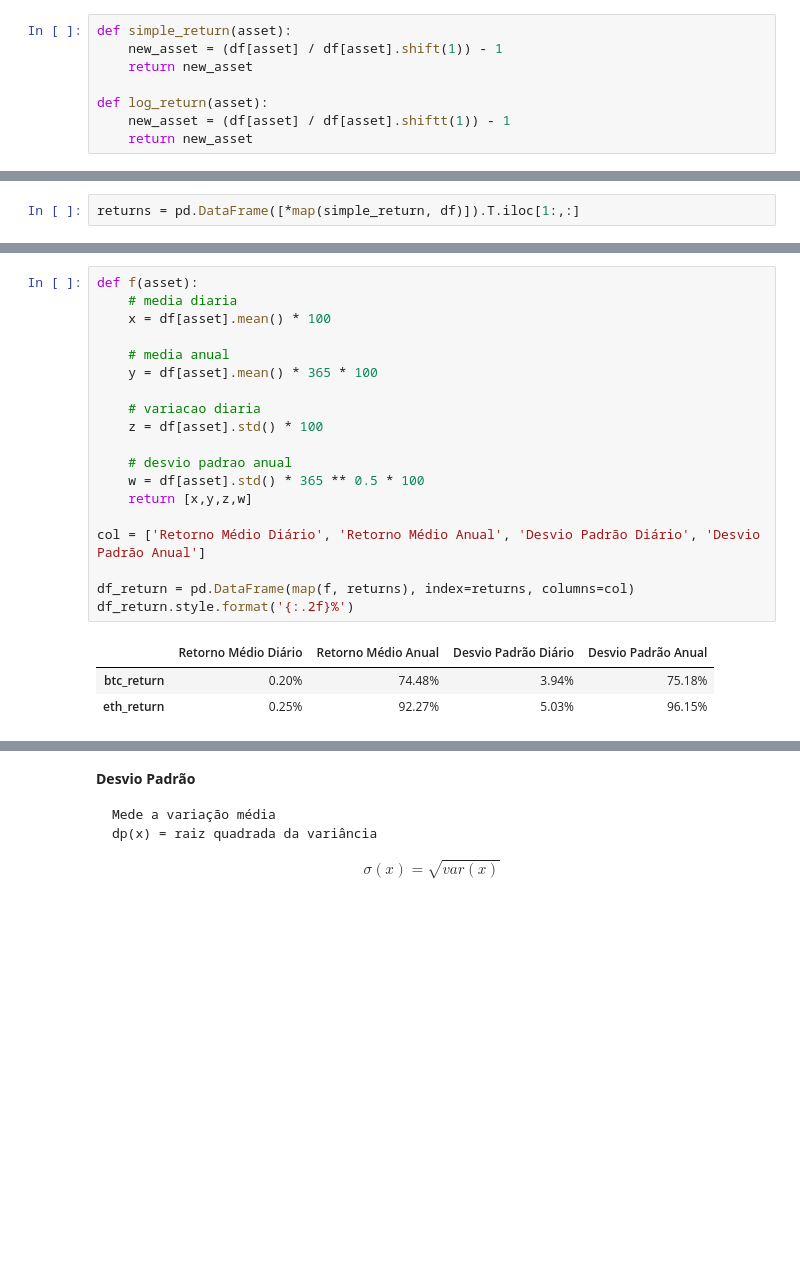
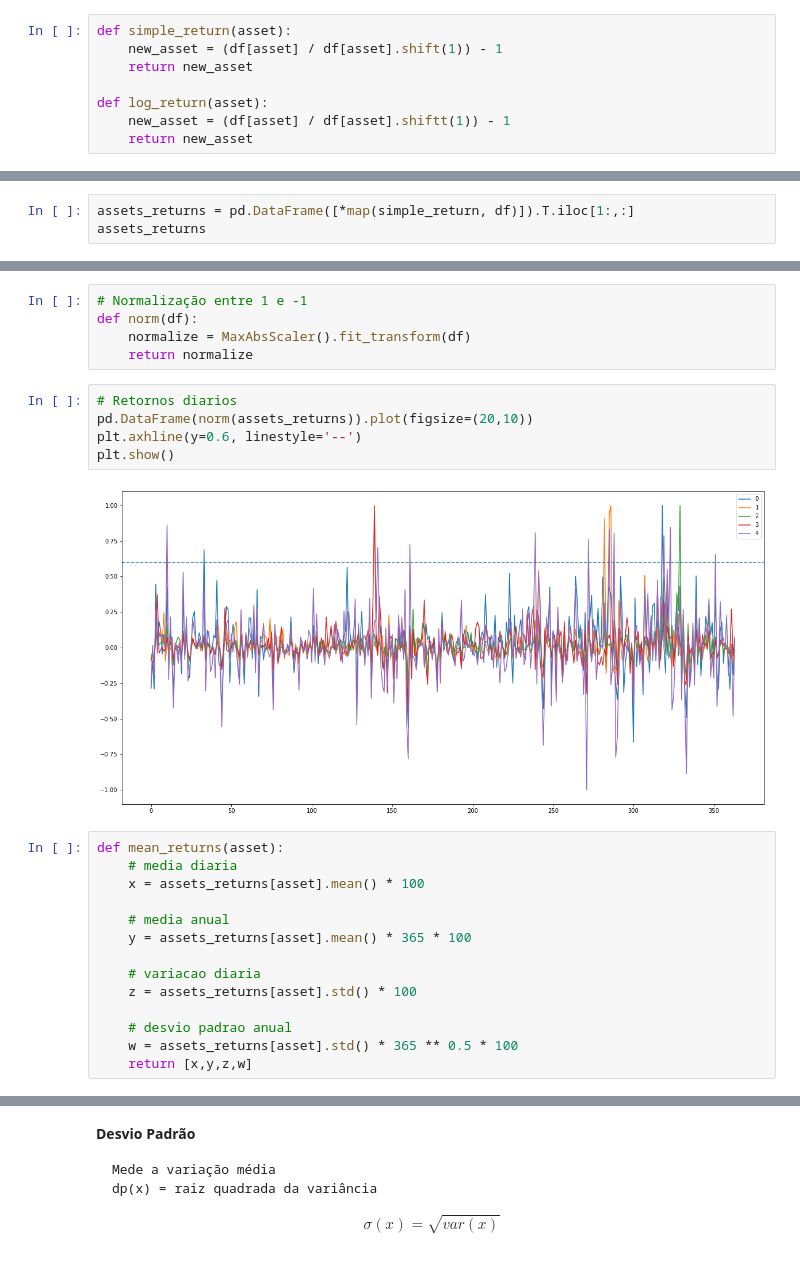
Before and after one commit to olivmath/Q_finance, a Jupyter notebook: criptocurrency_markets.ipynb, the cells around one changed output, grey strips where cells are left out. Cells and saved outputs as stored; diff of their text form; blank space fills up the shorter version.

```diff
--- a/criptocurrency_markets.ipynb
+++ b/criptocurrency_markets.ipynb
@@ -140,2 +114,3 @@ def log_return(asset):
 # %%
-returns = pd.DataFrame([*map(simple_return, df)]).T.iloc[1:,:]
+assets_returns = pd.DataFrame([*map(simple_return, df)]).T.iloc[1:,:]
+assets_returns
@@ -158,23 +131,26 @@ returns
+# %%
+# Normalização entre 1 e -1
+def norm(df):
+    normalize = MaxAbsScaler().fit_transform(df)
+    return normalize
+# %%
+# Retornos diarios
+pd.DataFrame(norm(assets_returns)).plot(figsize=(20,10))
+plt.axhline(y=0.6, linestyle='--')
+plt.show()
+# %% [output]
+[figure, added]
 # %%
-def f(asset):
+def mean_returns(asset):
     # media diaria
-    x = df[asset].mean() * 100
+    x = assets_returns[asset].mean() * 100
 
     # media anual
-    y = df[asset].mean() * 365 * 100
+    y = assets_returns[asset].mean() * 365 * 100
 
     # variacao diaria
-    z = df[asset].std() * 100
+    z = assets_returns[asset].std() * 100
 
     # desvio padrao anual
-    w = df[asset].std() * 365 ** 0.5 * 100
+    w = assets_returns[asset].std() * 365 ** 0.5 * 100
     return [x,y,z,w]
-
-col = ['Retorno Médio Diário', 'Retorno Médio Anual', 'Desvio Padrão Diário', 'Desvio Padrão Anual']
-
-df_return = pd.DataFrame(map(f, returns), index=returns, columns=col)
-df_return.style.format('{:.2f}%')
-# %% [output]
-|  | Retorno Médio Diário | Retorno Médio Anual | Desvio Padrão Diário | Desvio Padrão Anual |
-| btc_return | 0.20% | 74.48% | 3.94% | 75.18% |
-| eth_return | 0.25% | 92.27% | 5.03% | 96.15% |
```
Also changed, not shown: parts of 29 cells of this notebook, 1 other file.
